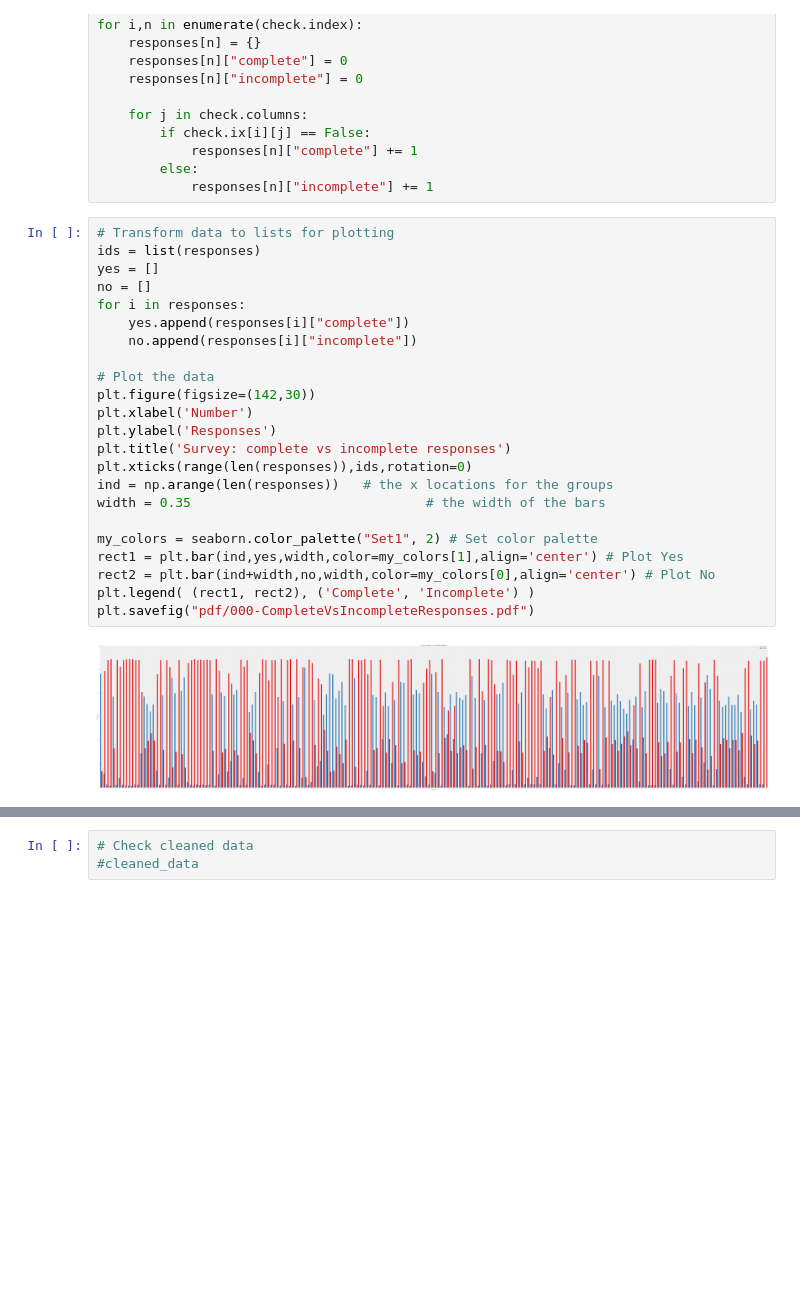
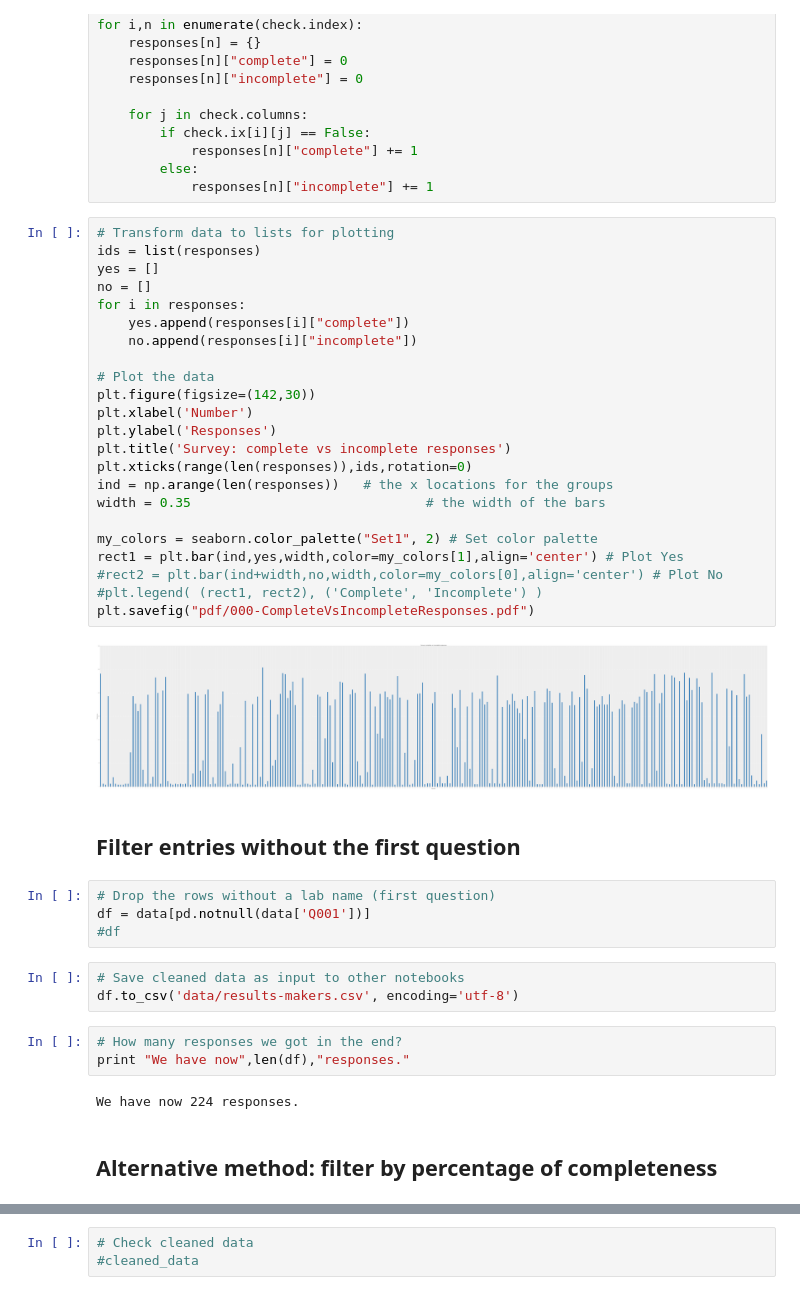
Before and after one commit to openp2pdesign/Makers-Inquiry---Analysis, a Jupyter notebook: 000 - Cleaning.ipynb, the cells around one changed output, grey strips where cells are left out. Saved outputs shown, nothing was run; the diff lists cells and outputs as text; blank space fills up the shorter version.

Commit message:
Add final Cleaning notebook

```diff
--- a/000 - Cleaning.ipynb
+++ b/000 - Cleaning.ipynb
@@ -100,28 +99,44 @@ for i,n in enumerate(check.index):
 # %%
 # Transform data to lists for plotting
 ids = list(responses)
 yes = []
 no = []
 for i in responses:
     yes.append(responses[i]["complete"])
     no.append(responses[i]["incomplete"])
 
 # Plot the data
 plt.figure(figsize=(142,30))
 plt.xlabel('Number')
 plt.ylabel('Responses')
 plt.title('Survey: complete vs incomplete responses')
 plt.xticks(range(len(responses)),ids,rotation=0)
 ind = np.arange(len(responses))   # the x locations for the groups
 width = 0.35                              # the width of the bars
 
 my_colors = seaborn.color_palette("Set1", 2) # Set color palette
 rect1 = plt.bar(ind,yes,width,color=my_colors[1],align='center') # Plot Yes
-rect2 = plt.bar(ind+width,no,width,color=my_colors[0],align='center') # Plot No
-plt.legend( (rect1, rect2), ('Complete', 'Incomplete') )
+#rect2 = plt.bar(ind+width,no,width,color=my_colors[0],align='center') # Plot No
+#plt.legend( (rect1, rect2), ('Complete', 'Incomplete') )
 plt.savefig("pdf/000-CompleteVsIncompleteResponses.pdf")
 # %% [output]
-[figure, old version]
+[figure, new version]
+# %% [markdown]
+## Filter entries without the first question
+# %%
+# Drop the rows without a lab name (first question)
+df = data[pd.notnull(data['Q001'])]
+#df
+# %%
+# Save cleaned data as input to other notebooks
+df.to_csv('data/results-makers.csv', encoding='utf-8')
+# %%
+# How many responses we got in the end?
+print "We have now",len(df),"responses."
+# %% [output]
+We have now 224 responses.
+# %% [markdown]
+## Alternative method: filter by percentage of completeness
 # %%
 # Filter the data according to a percentage of complete responses
 surveys = len(responses)
```
Also changed, not shown: parts of 5 cells of this notebook.
